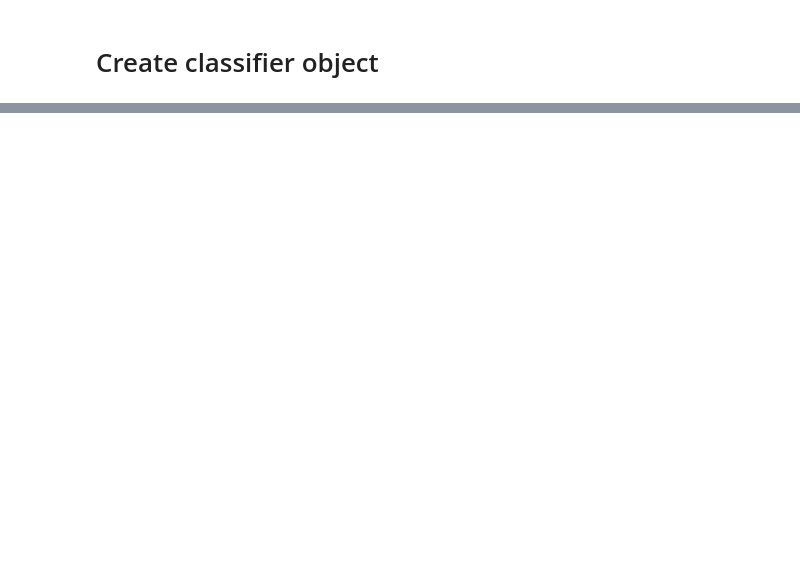
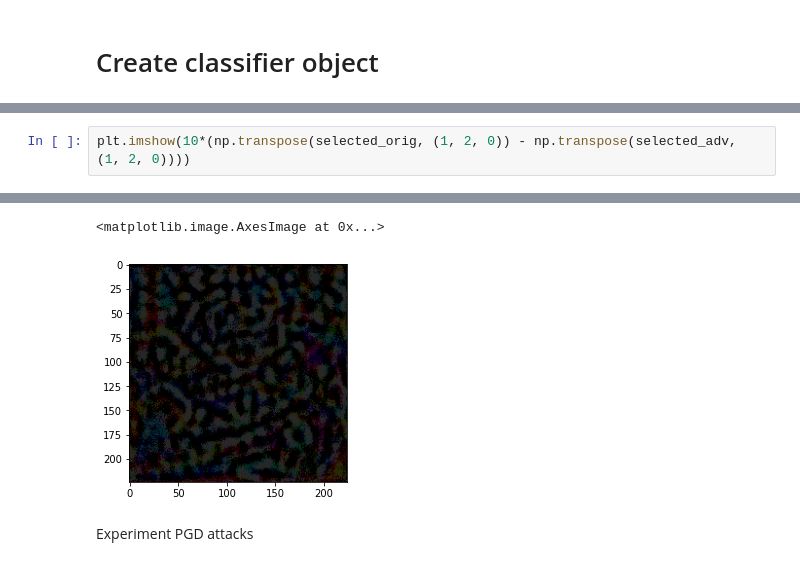
Before and after one commit to monshri/Triple-Defense, a Jupyter notebook: idl_project_ensemble.ipynb, the cells around one changed output, grey strips where cells are left out. Cells and saved outputs as stored; diff of their text form; blank space fills up the shorter version.

```diff
--- a/idl_project_ensemble.ipynb
+++ b/idl_project_ensemble.ipynb
@@ -400,0 +591,3 @@ test_model(model=model0, test_loader=testloader, criterion=criterion)
+# %%
+plt.imshow(10*(np.transpose(selected_orig, (1, 2, 0)) - np.transpose(selected_adv, (1, 2, 0))))
+# %% [output]
@@ -400,0 +595,4 @@ test_model(model=model0, test_loader=testloader, criterion=criterion)
+<matplotlib.image.AxesImage at 0x...>
+[figure, added]
+# %% [markdown]
+Experiment PGD attacks
```
Also changed, not shown: parts of 57 cells of this notebook.
